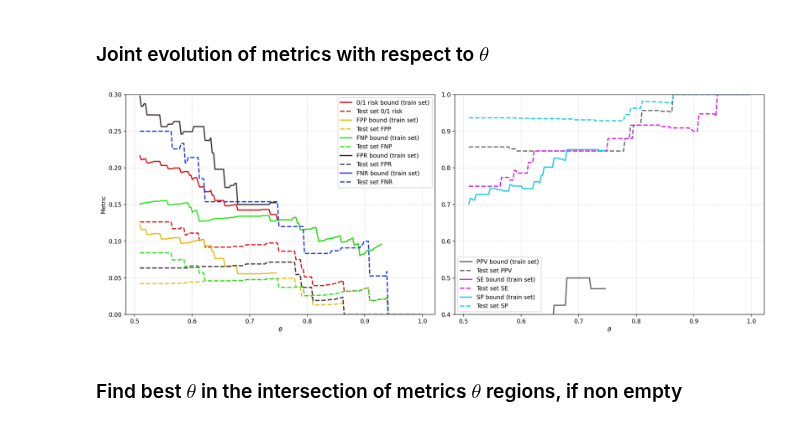
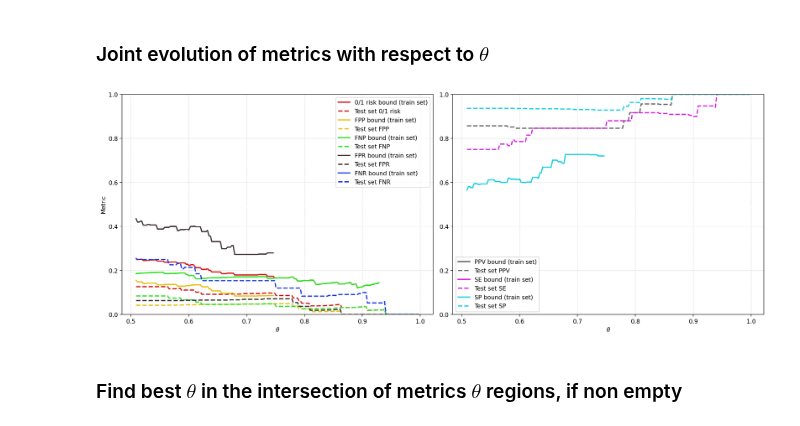
Before and after one commit to EmilienJemelen/selective-classification, a Jupyter notebook: experiments/BC/joint_control_log_reg.ipynb, the cells around one changed output. Saved outputs shown, nothing was run; the diff lists cells and outputs as text; code cells hidden in the pictures.

```diff
--- a/experiments/BC/joint_control_log_reg.ipynb
+++ b/experiments/BC/joint_control_log_reg.ipynb
@@ -55,7 +55,7 @@ sgr_df.head()
 balance = None
 sgr_df = generate_imbalanced_datasets(sgr_df, [balance])[0].sample(frac=1, random_state=0)
 # %%
-delta = 0.001
+delta = 0.00001
 # %%
 train_set = sgr_df.iloc[:2*int(len(sgr_df)/3)]
 train_set = train_set.sort_values('kappa', ascending=True).reset_index(drop=True).copy()
@@ -106,39 +106,39 @@ for metric in ['standard', 'FP', 'FN', 'FPR', 'FNR']:
 
     ax.plot(thetas, emp_metrics, linestyle='--', color=color, label='Test set ' + label_map1[metric], linewidth=2)
 
-ax.set_ylim(0, 0.3)
+ax.set_ylim(0, 1)
 ax.set_xlabel(r'$\theta$')
 ax.set_ylabel('Metric')
 ax.legend()
 ax.grid(True, which='both', linestyle='--', linewidth=0.5, alpha=0.7)
 
 # ----- Second subplot -----
 ax = axes[1]
 for metric in ['PPV', 'SE', 'SP']:
     color = color_map2[metric]
 
     thetas, bounds = bound_evo_w_theta(metric, train_set, delta, steps=200)
     ax.plot(thetas, bounds, color=color, label=metric + ' bound (train set)', linewidth=2)
 
     emp_metrics = []
     for theta in thetas:
         try:
             selected_set = test_set.loc[test_set.kappa >= theta].copy()
             emp_metrics.append(emp_metric(selected_set, metric=metric))
         except ValueError:
             emp_metrics.append(np.nan)
 
     ax.plot(thetas, emp_metrics, linestyle='--', color=color, label='Test set ' + metric, linewidth=2)
 
-ax.set_ylim(0.4, 1)
+ax.set_ylim(0, 1)
 ax.set_xlabel(r'$\theta$')
 ax.legend()
 ax.grid(True, which='both', linestyle='--', linewidth=0.5, alpha=0.7)
 
 plt.tight_layout()
 plt.show()
 # %% [output]
-[figure, old version]
+[figure, new version]
 # %% [markdown]
 ### Find best $\theta$ in the intersection of metrics $\theta$ regions, if non empty
 # %%
```
Also changed, not shown: parts of 1 cell of this notebook, 3 other files.
